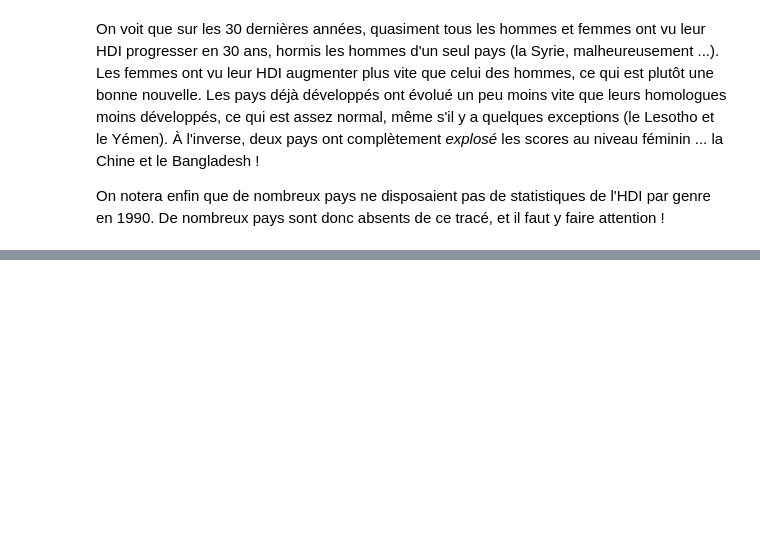
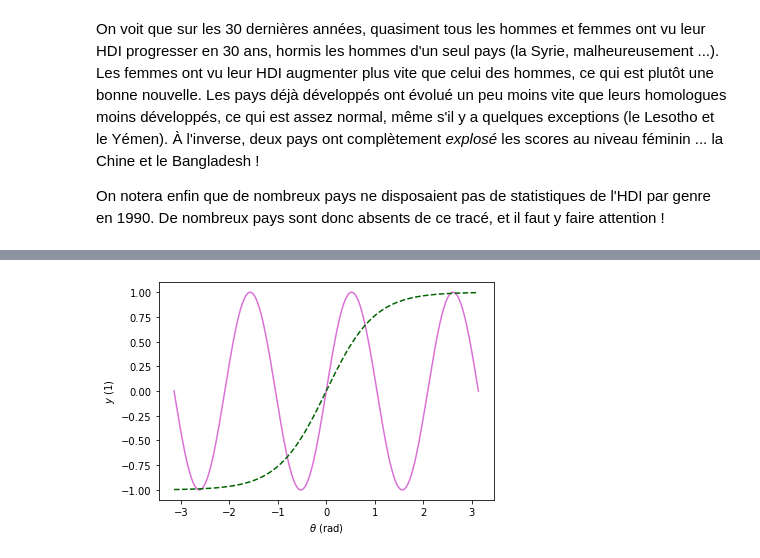
Before and after one commit to bsaintmichel/python-zero, a Jupyter notebook: Application_B_Matplotlib.ipynb, the cells around one changed output, grey strips where cells are left out. Cells and saved outputs as stored; diff of their text form; code cells hidden in the pictures; blank space fills up the shorter version.

Commit message:
End of matplotlib tutorial + small tweaks

```diff
--- a/Application_B_Matplotlib.ipynb
+++ b/Application_B_Matplotlib.ipynb
@@ -510,0 +543,20 @@ sf = ax.plot_surface(X,Y,Z, cmap='Spectral')
+# %%
+import matplotlib.pyplot as plt
+import numpy as np
+
+# Create data
+x = np.linspace(-np.pi, np.pi, 500)
+y = np.sin(3*x)
+z = np.tanh(x)
+
+# Create figure & add plots & labels
+fig, ax = plt.subplots()
+ax.plot(x, y, color='orchid')
+ax.plot(x, z, color='darkgreen', linestyle='--')
+ax.set_xlabel('$\\theta$ (rad)')
+ax.set_ylabel('$y$ (1)')
+
+# Save figure
+fig.savefig('my_figure.png') # Export in .jpg, ... also possible
+# %% [output]
+[figure, added]
```
Also changed, not shown: parts of 42 cells of this notebook, 6 other files.
